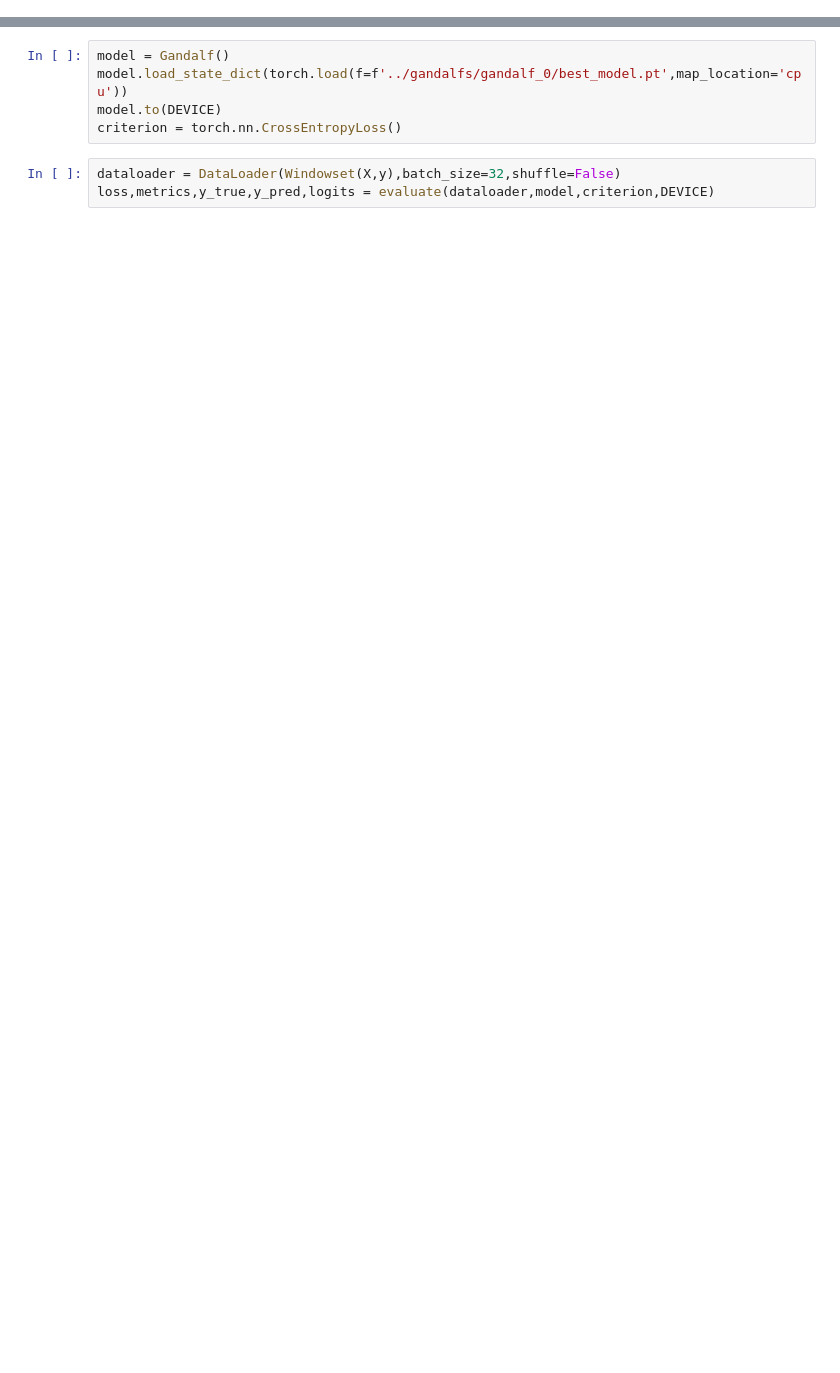
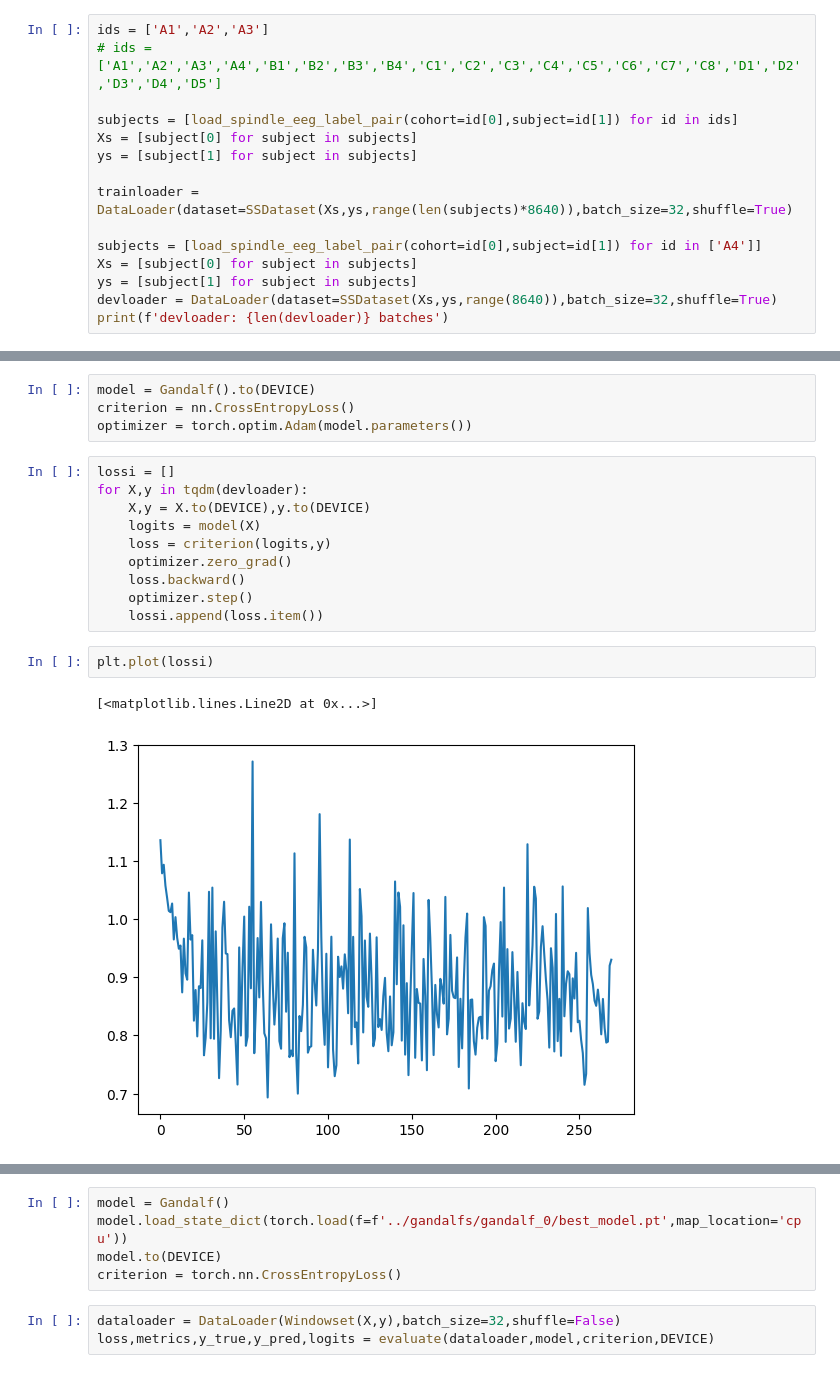
Before and after one commit to smithandrewk/sleep_ml, a Jupyter notebook: spindle.ipynb, the cells around one changed output, grey strips where cells are left out. Cells and saved outputs as stored; diff of their text form; blank space fills up the shorter version.

Commit message:
gandalf spindle

```diff
--- a/spindle.ipynb
+++ b/spindle.ipynb
@@ -12,0 +23,15 @@ from lib.datasets import *
+# %%
+ids = ['A1','A2','A3']
+# ids = ['A1','A2','A3','A4','B1','B2','B3','B4','C1','C2','C3','C4','C5','C6','C7','C8','D1','D2','D3','D4','D5']
+
+subjects = [load_spindle_eeg_label_pair(cohort=id[0],subject=id[1]) for id in ids]
+Xs = [subject[0] for subject in subjects]
+ys = [subject[1] for subject in subjects]
+
+trainloader = DataLoader(dataset=SSDataset(Xs,ys,range(len(subjects)*8640)),batch_size=32,shuffle=True)
+
+subjects = [load_spindle_eeg_label_pair(cohort=id[0],subject=id[1]) for id in ['A4']]
+Xs = [subject[0] for subject in subjects]
+ys = [subject[1] for subject in subjects]
+devloader = DataLoader(dataset=SSDataset(Xs,ys,range(8640)),batch_size=32,shuffle=True)
+print(f'devloader: {len(devloader)} batches')
@@ -12,0 +56,19 @@ from lib.datasets import *
+# %%
+model = Gandalf().to(DEVICE)
+criterion = nn.CrossEntropyLoss()
+optimizer = torch.optim.Adam(model.parameters())
+# %%
+lossi = []
+for X,y in tqdm(devloader):
+    X,y = X.to(DEVICE),y.to(DEVICE)
+    logits = model(X)
+    loss = criterion(logits,y)
+    optimizer.zero_grad()
+    loss.backward()
+    optimizer.step()
+    lossi.append(loss.item())
+# %%
+plt.plot(lossi)
+# %% [output]
+[<matplotlib.lines.Line2D at 0x...>]
+[figure, added]
```
Also changed, not shown: parts of 16 cells of this notebook, 5 other files.
